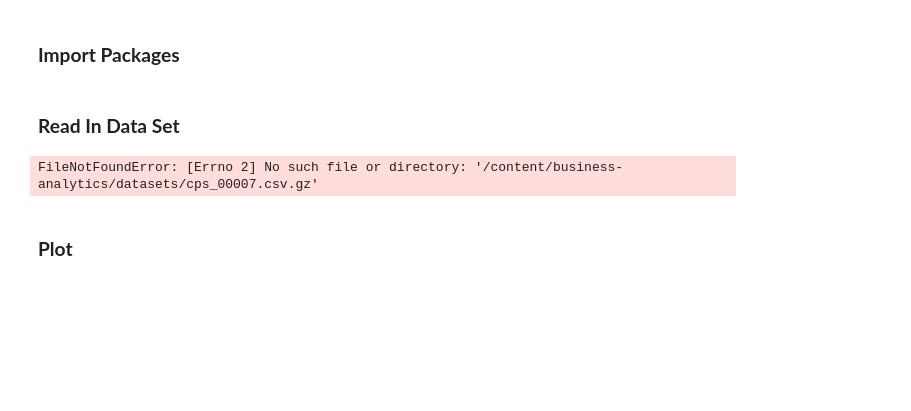
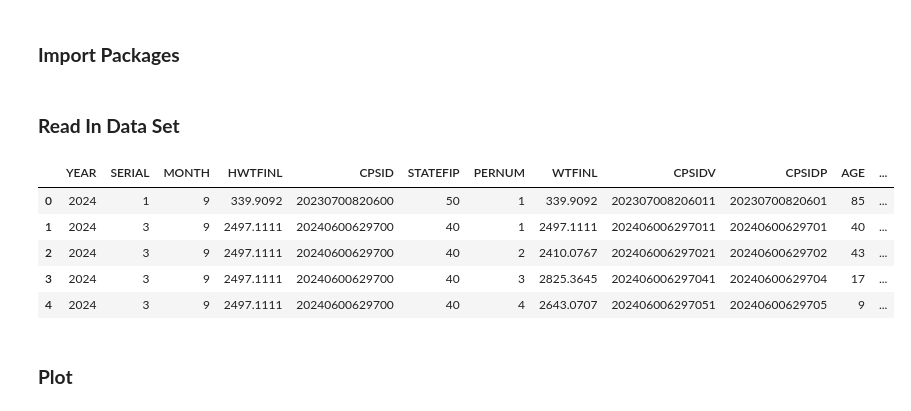
Before and after one commit to pharringtonp19/business-analytics, a Jupyter notebook: notebooks/regression1.ipynb, the cells around one changed output. Saved outputs shown, nothing was run; the diff lists cells and outputs as text; code cells hidden in the pictures; blank space fills up the shorter version.

```diff
--- a/notebooks/regression1.ipynb
+++ b/notebooks/regression1.ipynb
@@ -20,9 +26,16 @@ import statsmodels.formula.api as smf
 # %% [markdown]
 ### **Read In Data Set**
 # %%
-df = pd.read_csv('/content/business-analytics/datasets/cps_00007.csv.gz', compression="gzip")
+df = pd.read_csv('/content/business-analytics/datasets/cps_00008.csv.gz', compression="gzip")
-# %% [output]
-FileNotFoundError: [Errno 2] No such file or directory: '/content/business-analytics/datasets/cps_00007.csv.gz'
+# %%
+df.head()
+# %% [output]
+|  | YEAR | SERIAL | MONTH | HWTFINL | CPSID | STATEFIP | PERNUM | WTFINL | CPSIDV | CPSIDP | AGE | ... |
+| 0 | 2024 | 1 | 9 | 339.9092 | 20230700820600 | 50 | 1 | 339.9092 | 202307008206011 | 20230700820601 | 85 | ... |
+| 1 | 2024 | 3 | 9 | 2497.1111 | 20240600629700 | 40 | 1 | 2497.1111 | 202406006297011 | 20240600629701 | 40 | ... |
+| 2 | 2024 | 3 | 9 | 2497.1111 | 20240600629700 | 40 | 2 | 2410.0767 | 202406006297021 | 20240600629702 | 43 | ... |
+| 3 | 2024 | 3 | 9 | 2497.1111 | 20240600629700 | 40 | 3 | 2825.3645 | 202406006297041 | 20240600629704 | 17 | ... |
+| 4 | 2024 | 3 | 9 | 2497.1111 | 20240600629700 | 40 | 4 | 2643.0707 | 202406006297051 | 20240600629705 | 9 | ... |
 # %% [markdown]
 ### **Plot**
 # %%
```
Also changed, not shown: parts of 1 cell of this notebook.
